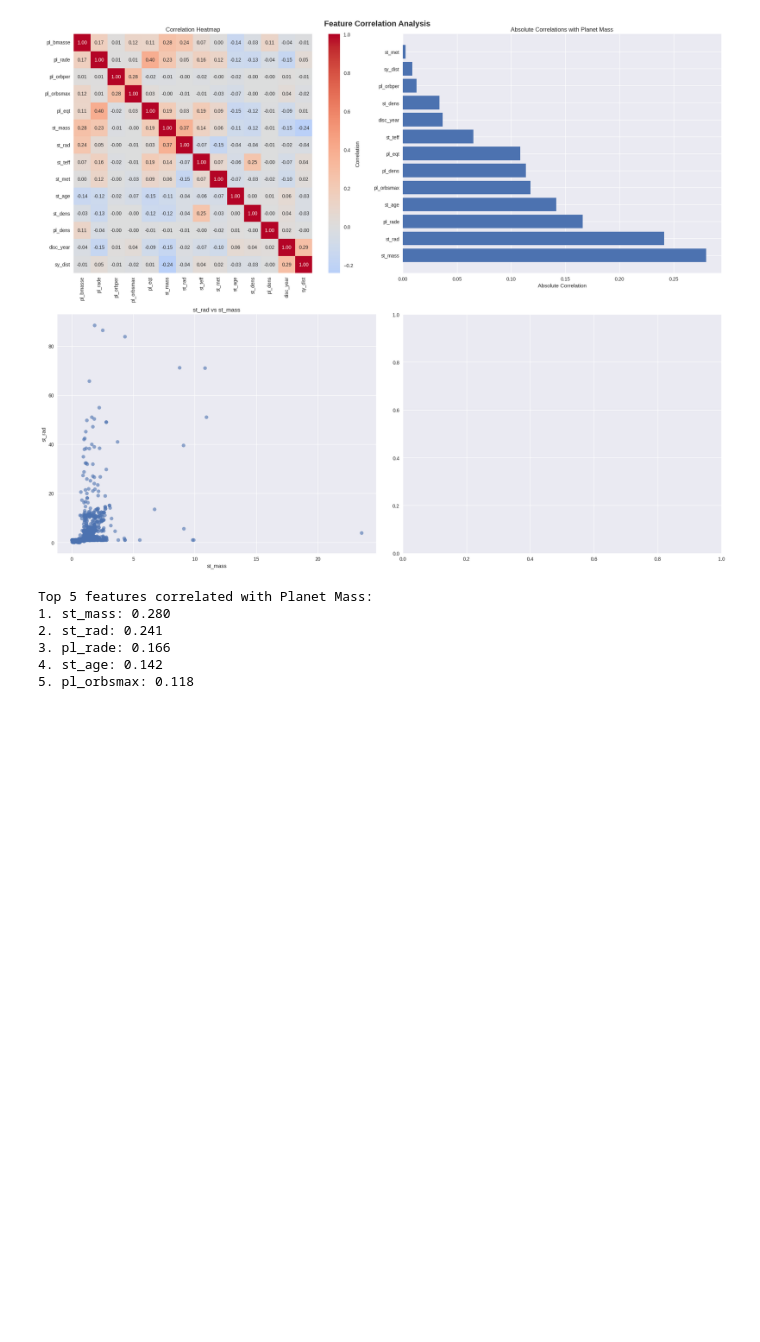
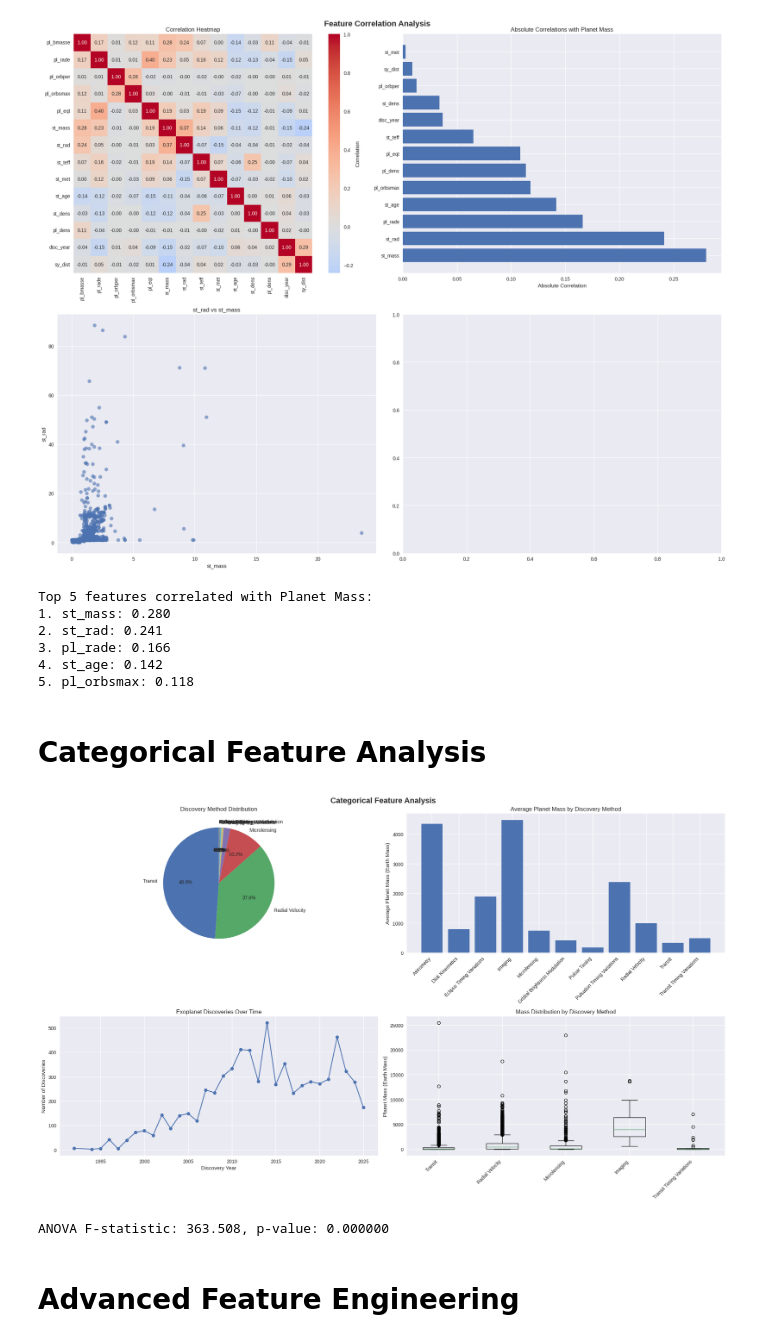
Before and after one commit to lucks-13/Exoplanet-Mass-Prediction, a Jupyter notebook: code.ipynb, the cells around one changed output. Saved outputs shown, nothing was run; the diff lists cells and outputs as text; code cells hidden in the pictures; blank space fills up the shorter version.

```diff
--- a/code.ipynb
+++ b/code.ipynb
@@ -189,3 +189,45 @@ Top 5 features correlated with Planet Mass:
 3. pl_rade: 0.166
 4. st_age: 0.142
 5. pl_orbsmax: 0.118
+# %% [markdown]
+# Categorical Feature Analysis
+# %%
+fig, axes = plt.subplots(2, 2, figsize=(20, 12))
+fig.suptitle('Categorical Feature Analysis', fontsize=16, fontweight='bold')
+
+discovery_counts = df_clean['discoverymethod'].value_counts()
+axes[0,0].pie(discovery_counts.values, labels=discovery_counts.index, autopct='%1.1f%%', startangle=90)
+axes[0,0].set_title('Discovery Method Distribution')
+
+discovery_mass = df_clean.groupby('discoverymethod')[target_col].agg(['mean', 'median', 'std', 'count'])
+axes[0,1].bar(range(len(discovery_mass)), discovery_mass['mean'])
+axes[0,1].set_xticks(range(len(discovery_mass)))
+axes[0,1].set_xticklabels(discovery_mass.index, rotation=45, ha='right')
+axes[0,1].set_title('Average Planet Mass by Discovery Method')
+axes[0,1].set_ylabel('Average Planet Mass (Earth Mass)')
+
+yearly_discovery = df_clean['disc_year'].value_counts().sort_index()
+axes[1,0].plot(yearly_discovery.index, yearly_discovery.values, marker='o')
+axes[1,0].set_title('Exoplanet Discoveries Over Time')
+axes[1,0].set_xlabel('Discovery Year')
+axes[1,0].set_ylabel('Number of Discoveries')
+
+discovery_methods = df_clean['discoverymethod'].value_counts().head(5).index
+filtered_data = df_clean[df_clean['discoverymethod'].isin(discovery_methods)]
+box_data = [filtered_data[filtered_data['discoverymethod'] == method][target_col].values
+            for method in discovery_methods]
+axes[1,1].boxplot(box_data, labels=discovery_methods)
+axes[1,1].set_xticklabels(discovery_methods, rotation=45, ha='right')
+axes[1,1].set_title('Mass Distribution by Discovery Method')
+axes[1,1].set_ylabel('Planet Mass (Earth Mass)')
+
+plt.tight_layout()
+plt.show()
+
+f_stat, p_value = stats.f_oneway(*box_data)
+print(f"ANOVA F-statistic: {f_stat:.3f}, p-value: {p_value:.6f}")
+# %% [output]
+[figure, added]
+ANOVA F-statistic: 363.508, p-value: 0.000000
+# %% [markdown]
+# Advanced Feature Engineering
```
Also changed, not shown: parts of 1 cell of this notebook.
